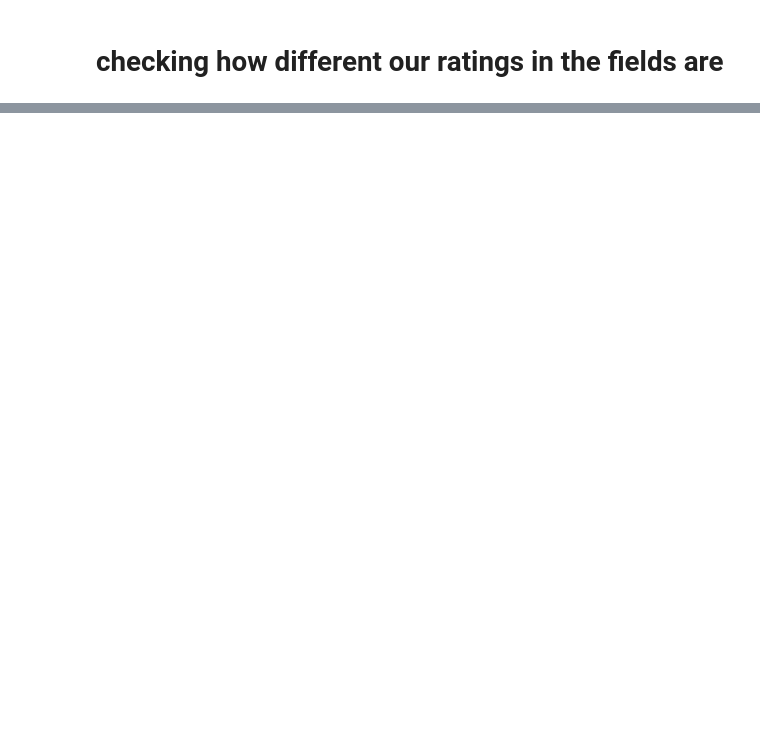
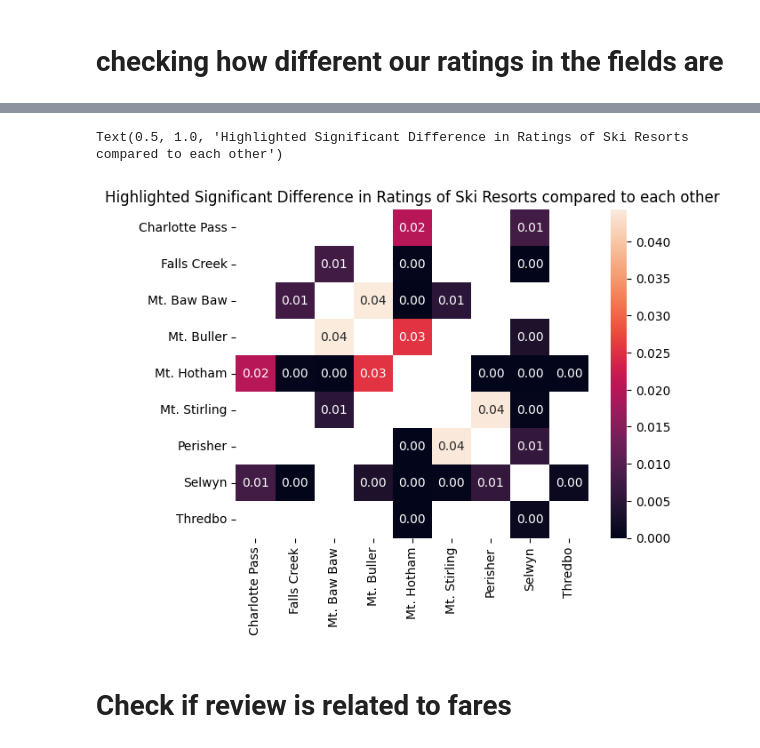
Before and after one commit to affogato-lab/datathon-braincells, a Jupyter notebook: cleaning_review.ipynb, the cells around one changed output, grey strips where cells are left out. Cells and saved outputs as stored; diff of their text form; code cells hidden in the pictures; blank space fills up the shorter version.

```diff
--- a/cleaning_review.ipynb
+++ b/cleaning_review.ipynb
@@ -218,7 +226,7 @@ visit_aus_mu[(visit_aus_mu['variable']=='Charlotte Pass') & (visit_aus_mu['Week'
 | 32 | Charlotte Pass | 3 | 2024 | 677.0 |
 # %%
 ratings['week_num'] = ratings['week_num']+1
-combined_visit_ratings = visit_aus_mu.merge(ratings, left_on=['variable', 'Week', 'Year'], right_on=['Resort', 'week_num', 'Year'])
+combined_visit_ratings = visit_aus.merge(ratings, left_on=['variable', 'Week', 'Year'], right_on=['Resort', 'week_num', 'Year'])
 # %% [output]
 A value is trying to be set on a copy of a slice from a DataFrame.
 Try using .loc[row_indexer,col_indexer] = value instead
@@ -307,0 +325,5 @@ Selwyn and Thredbo have different distributions in ratings
+# %%
+dunn_result = posthoc_dunn(rating_matrix)
+rename = {i+1:locs[i] for i in range(9)}
+dunn_result = dunn_result.rename(columns=rename, index= rename)
+dunn_result
@@ -307,0 +341,9 @@ Selwyn and Thredbo have different distributions in ratings
+# %%
+mask = dunn_result>0.05
+sns.heatmap(dunn_result, annot=True, fmt='.2f', mask = mask)
+plt.title('Highlighted Significant Difference in Ratings of Ski Resorts compared to each other')
+# %% [output]
+Text(0.5, 1.0, 'Highlighted Significant Difference in Ratings of Ski Resorts compared to each other')
+[figure, added]
+# %% [markdown]
+# Check if review is related to fares
```
Also changed, not shown: parts of 63 cells of this notebook.
